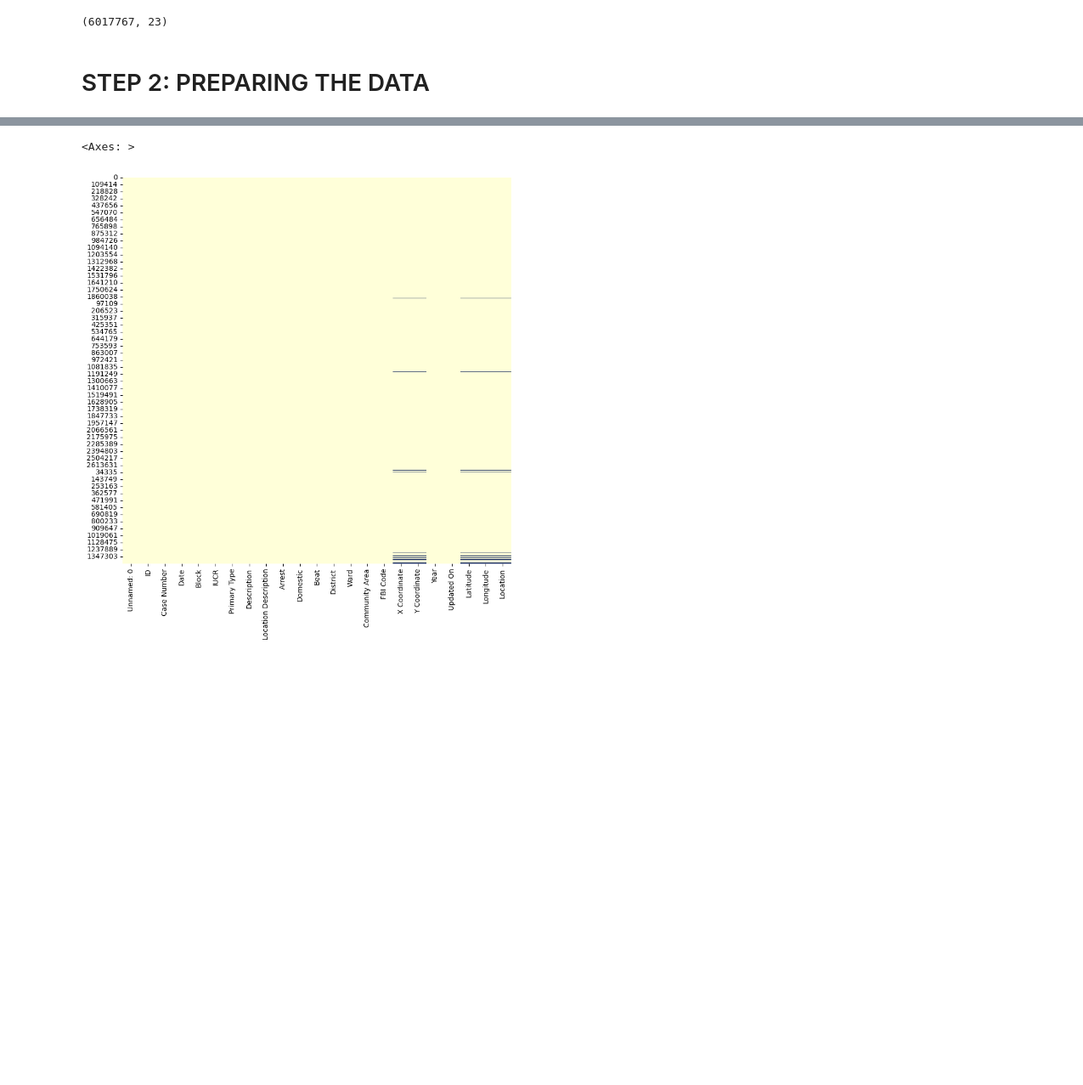
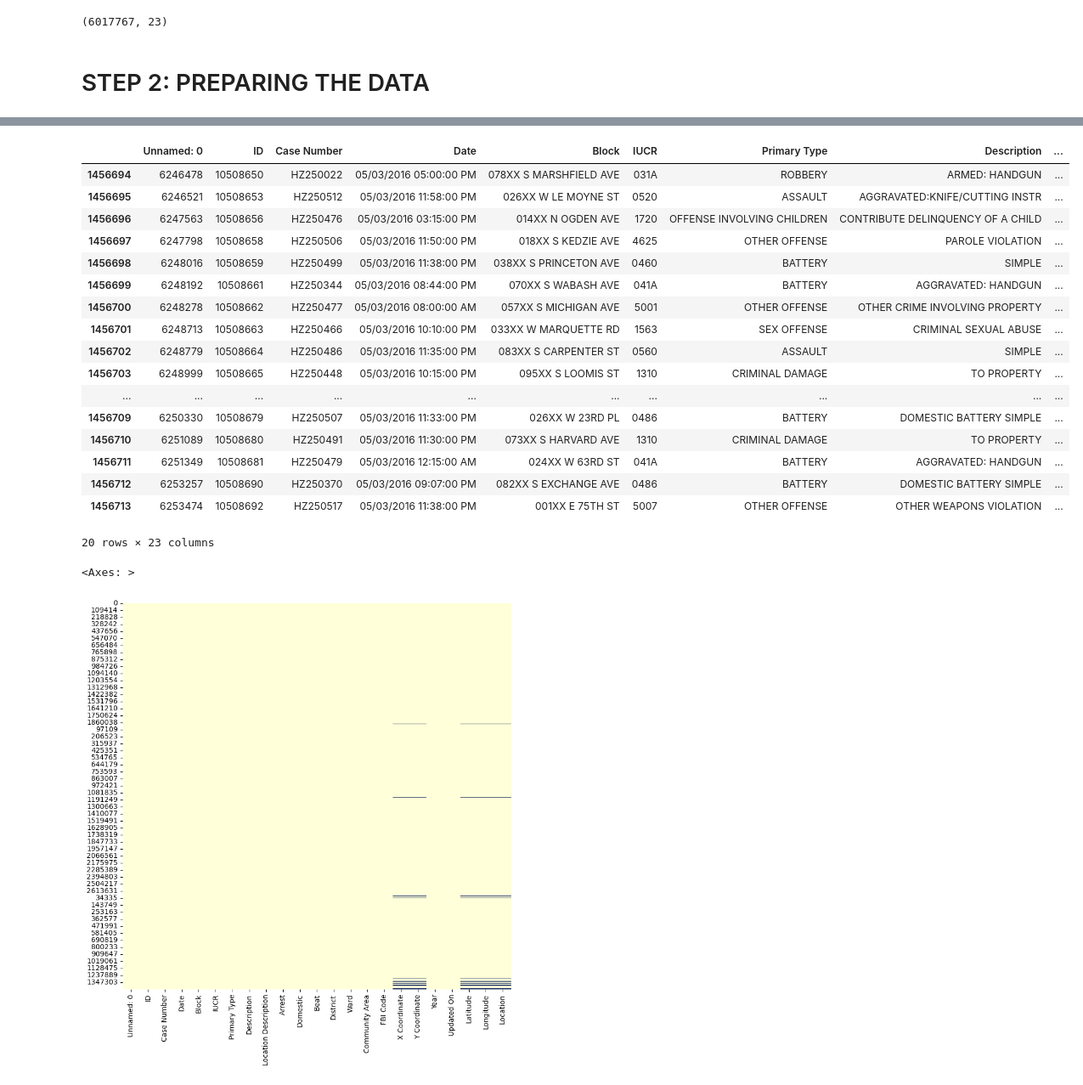
Before and after one commit to elarsaks/8ML-Projects, a Jupyter notebook: Project 3/MySolution.ipynb, the cells around one changed output, grey strips where cells are left out. Shown at 85% size. Saved outputs shown, nothing was run; the diff lists cells and outputs as text; code cells hidden in the pictures; blank space fills up the shorter version.

```diff
--- a/Project 3/MySolution.ipynb
+++ b/Project 3/MySolution.ipynb
@@ -53 +34,23 @@ chicago_df.tail(10)
+# %%
+# Let's view the last elements in the training dataset
+chicago_df.tail(20)
+# %% [output]
+|  | Unnamed: 0 | ID | Case Number | Date | Block | IUCR | Primary Type | Description | ... |
+| 1456694 | 6246478 | 10508650 | HZ250022 | 05/03/2016 05:00:00 PM | 078XX S MARSHFIELD AVE | 031A | ROBBERY | ARMED: HANDGUN | ... |
+| 1456695 | 6246521 | 10508653 | HZ250512 | 05/03/2016 11:58:00 PM | 026XX W LE MOYNE ST | 0520 | ASSAULT | AGGRAVATED:KNIFE/CUTTING INSTR | ... |
+| 1456696 | 6247563 | 10508656 | HZ250476 | 05/03/2016 03:15:00 PM | 014XX N OGDEN AVE | 1720 | OFFENSE INVOLVING CHILDREN | CONTRIBUTE DELINQUENCY OF A CHILD | ... |
+| 1456697 | 6247798 | 10508658 | HZ250506 | 05/03/2016 11:50:00 PM | 018XX S KEDZIE AVE | 4625 | OTHER OFFENSE | PAROLE VIOLATION | ... |
+| 1456698 | 6248016 | 10508659 | HZ250499 | 05/03/2016 11:38:00 PM | 038XX S PRINCETON AVE | 0460 | BATTERY | SIMPLE | ... |
+| 1456699 | 6248192 | 10508661 | HZ250344 | 05/03/2016 08:44:00 PM | 070XX S WABASH AVE | 041A | BATTERY | AGGRAVATED: HANDGUN | ... |
+| 1456700 | 6248278 | 10508662 | HZ250477 | 05/03/2016 08:00:00 AM | 057XX S MICHIGAN AVE | 5001 | OTHER OFFENSE | OTHER CRIME INVOLVING PROPERTY | ... |
+| 1456701 | 6248713 | 10508663 | HZ250466 | 05/03/2016 10:10:00 PM | 033XX W MARQUETTE RD | 1563 | SEX OFFENSE | CRIMINAL SEXUAL ABUSE | ... |
+| 1456702 | 6248779 | 10508664 | HZ250486 | 05/03/2016 11:35:00 PM | 083XX S CARPENTER ST | 0560 | ASSAULT | SIMPLE | ... |
+| 1456703 | 6248999 | 10508665 | HZ250448 | 05/03/2016 10:15:00 PM | 095XX S LOOMIS ST | 1310 | CRIMINAL DAMAGE | TO PROPERTY | ... |
+| ... | ... | ... | ... | ... | ... | ... | ... | ... | ... |
+| 1456709 | 6250330 | 10508679 | HZ250507 | 05/03/2016 11:33:00 PM | 026XX W 23RD PL | 0486 | BATTERY | DOMESTIC BATTERY SIMPLE | ... |
+| 1456710 | 6251089 | 10508680 | HZ250491 | 05/03/2016 11:30:00 PM | 073XX S HARVARD AVE | 1310 | CRIMINAL DAMAGE | TO PROPERTY | ... |
+| 1456711 | 6251349 | 10508681 | HZ250479 | 05/03/2016 12:15:00 AM | 024XX W 63RD ST | 041A | BATTERY | AGGRAVATED: HANDGUN | ... |
+| 1456712 | 6253257 | 10508690 | HZ250370 | 05/03/2016 09:07:00 PM | 082XX S EXCHANGE AVE | 0486 | BATTERY | DOMESTIC BATTERY SIMPLE | ... |
+| 1456713 | 6253474 | 10508692 | HZ250517 | 05/03/2016 11:38:00 PM | 001XX E 75TH ST | 5007 | OTHER OFFENSE | OTHER WEAPONS VIOLATION | ... |
+20 rows × 23 columns
 # %%
```
Also changed, not shown: parts of 10 cells of this notebook.
